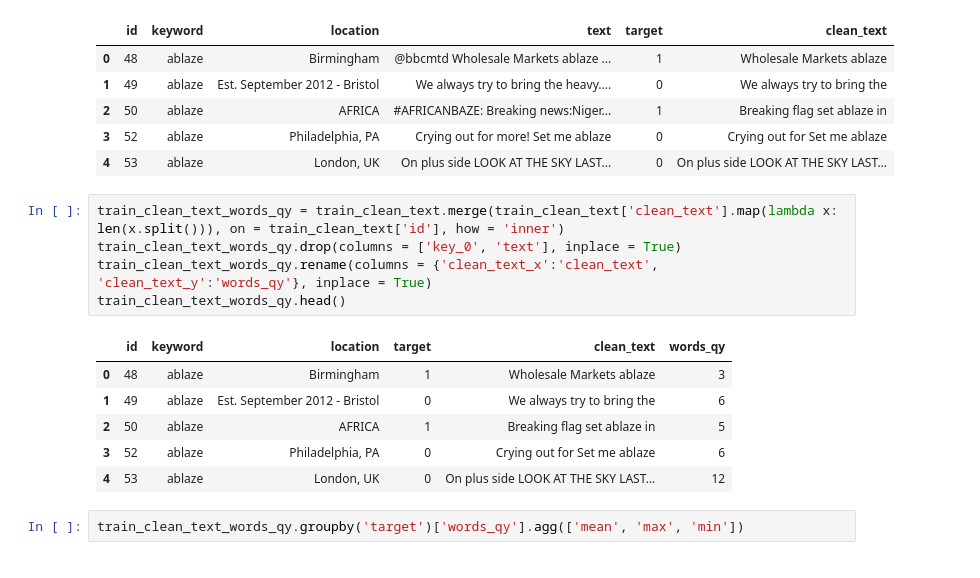
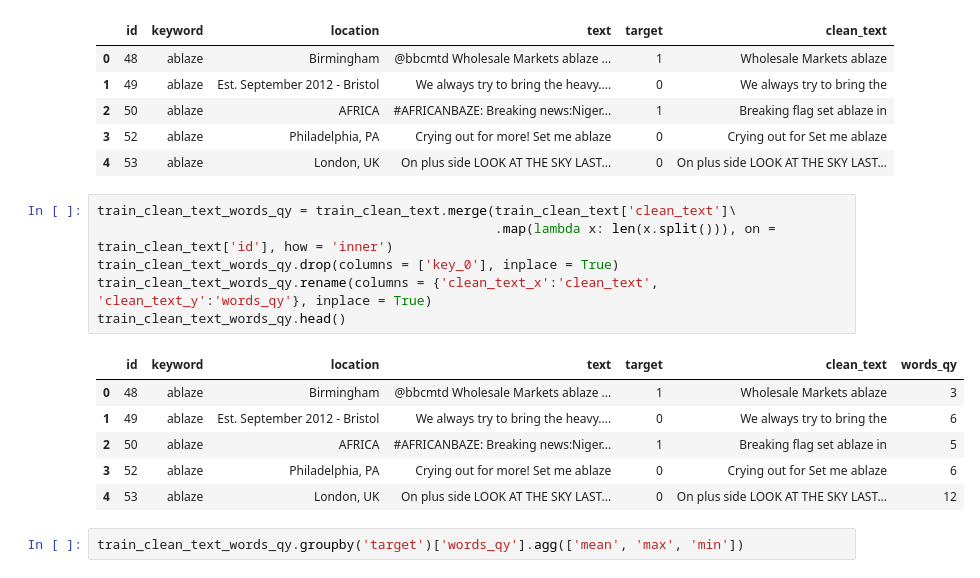
Before and after one commit to gusper01/TP1FIUBA, a Jupyter notebook: Copia_de_Copia_de_TP1_primer_analisis.ipynb, the cells around one changed output. Cells and saved outputs as stored; diff of their text form.

```diff
--- a/Copia_de_Copia_de_TP1_primer_analisis.ipynb
+++ b/Copia_de_Copia_de_TP1_primer_analisis.ipynb
@@ -153,17 +153,18 @@ train_clean_text.head()
 | 3 | 52 | ablaze | Philadelphia, PA | Crying out for more! Set me ablaze | 0 | Crying out for Set me ablaze |
 | 4 | 53 | ablaze | London, UK | On plus side LOOK AT THE SKY LAST... | 0 | On plus side LOOK AT THE SKY LAST... |
 # %%
-train_clean_text_words_qy = train_clean_text.merge(train_clean_text['clean_text'].map(lambda x: len(x.split())), on = train_clean_text['id'], how = 'inner')
-train_clean_text_words_qy.drop(columns = ['key_0', 'text'], inplace = True)
+train_clean_text_words_qy = train_clean_text.merge(train_clean_text['clean_text']\
+                                                   .map(lambda x: len(x.split())), on = train_clean_text['id'], how = 'inner')
+train_clean_text_words_qy.drop(columns = ['key_0'], inplace = True)
 train_clean_text_words_qy.rename(columns = {'clean_text_x':'clean_text', 'clean_text_y':'words_qy'}, inplace = True)
 train_clean_text_words_qy.head()
 # %% [output]
-|  | id | keyword | location | target | clean_text | words_qy |
-| 0 | 48 | ablaze | Birmingham | 1 | Wholesale Markets ablaze | 3 |
-| 1 | 49 | ablaze | Est. September 2012 - Bristol | 0 | We always try to bring the | 6 |
-| 2 | 50 | ablaze | AFRICA | 1 | Breaking flag set ablaze in | 5 |
-| 3 | 52 | ablaze | Philadelphia, PA | 0 | Crying out for Set me ablaze | 6 |
-| 4 | 53 | ablaze | London, UK | 0 | On plus side LOOK AT THE SKY LAST... | 12 |
+|  | id | keyword | location | text | target | clean_text | words_qy |
+| 0 | 48 | ablaze | Birmingham | @bbcmtd Wholesale Markets ablaze ... | 1 | Wholesale Markets ablaze | 3 |
+| 1 | 49 | ablaze | Est. September 2012 - Bristol | We always try to bring the heavy.... | 0 | We always try to bring the | 6 |
+| 2 | 50 | ablaze | AFRICA | #AFRICANBAZE: Breaking news:Niger... | 1 | Breaking flag set ablaze in | 5 |
+| 3 | 52 | ablaze | Philadelphia, PA | Crying out for more! Set me ablaze | 0 | Crying out for Set me ablaze | 6 |
+| 4 | 53 | ablaze | London, UK | On plus side LOOK AT THE SKY LAST... | 0 | On plus side LOOK AT THE SKY LAST... | 12 |
 # %%
 train_clean_text_words_qy.groupby('target')['words_qy'].agg(['mean', 'max', 'min'])
 # %% [output]
```
Also changed, not shown: parts of 3 cells of this notebook.
